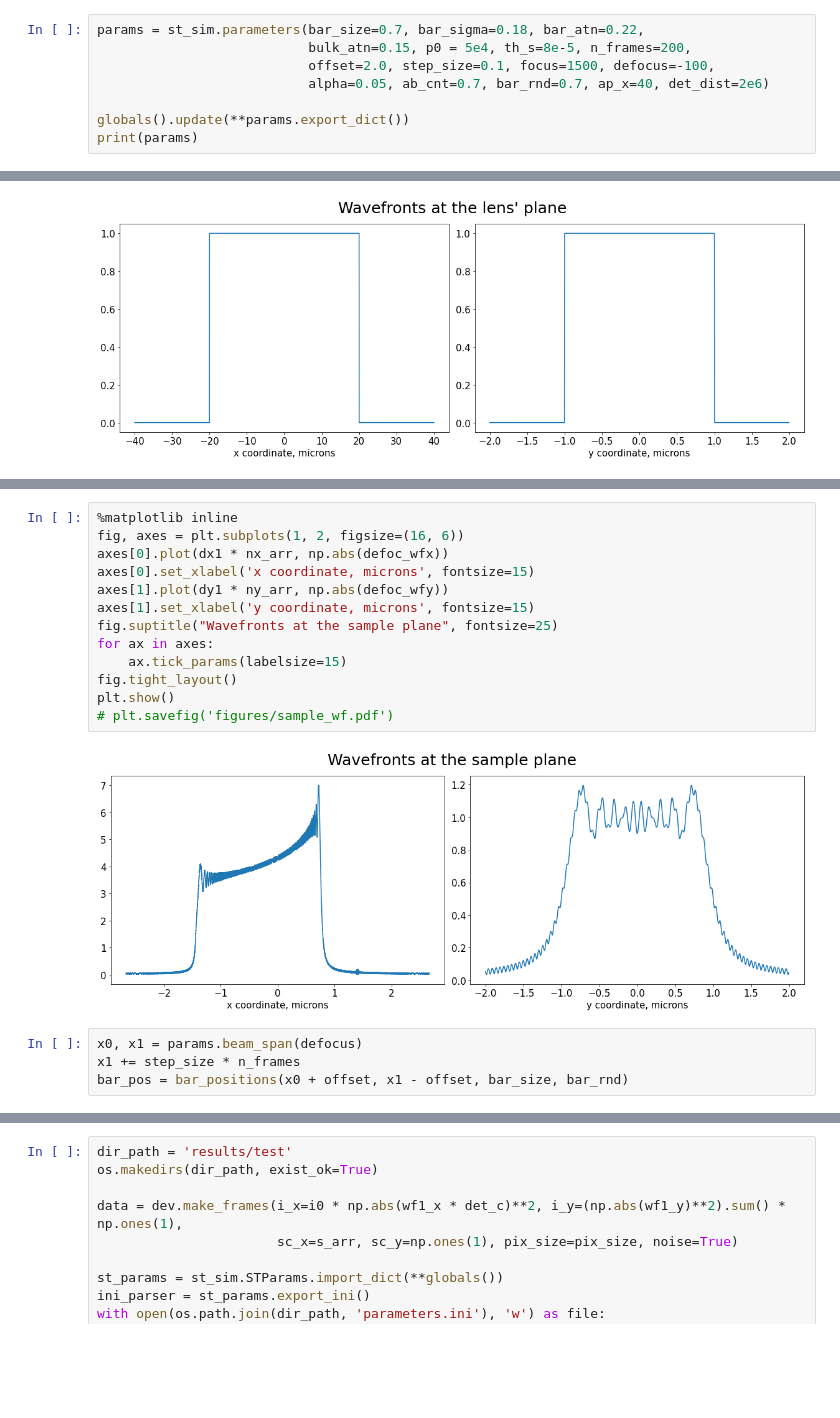
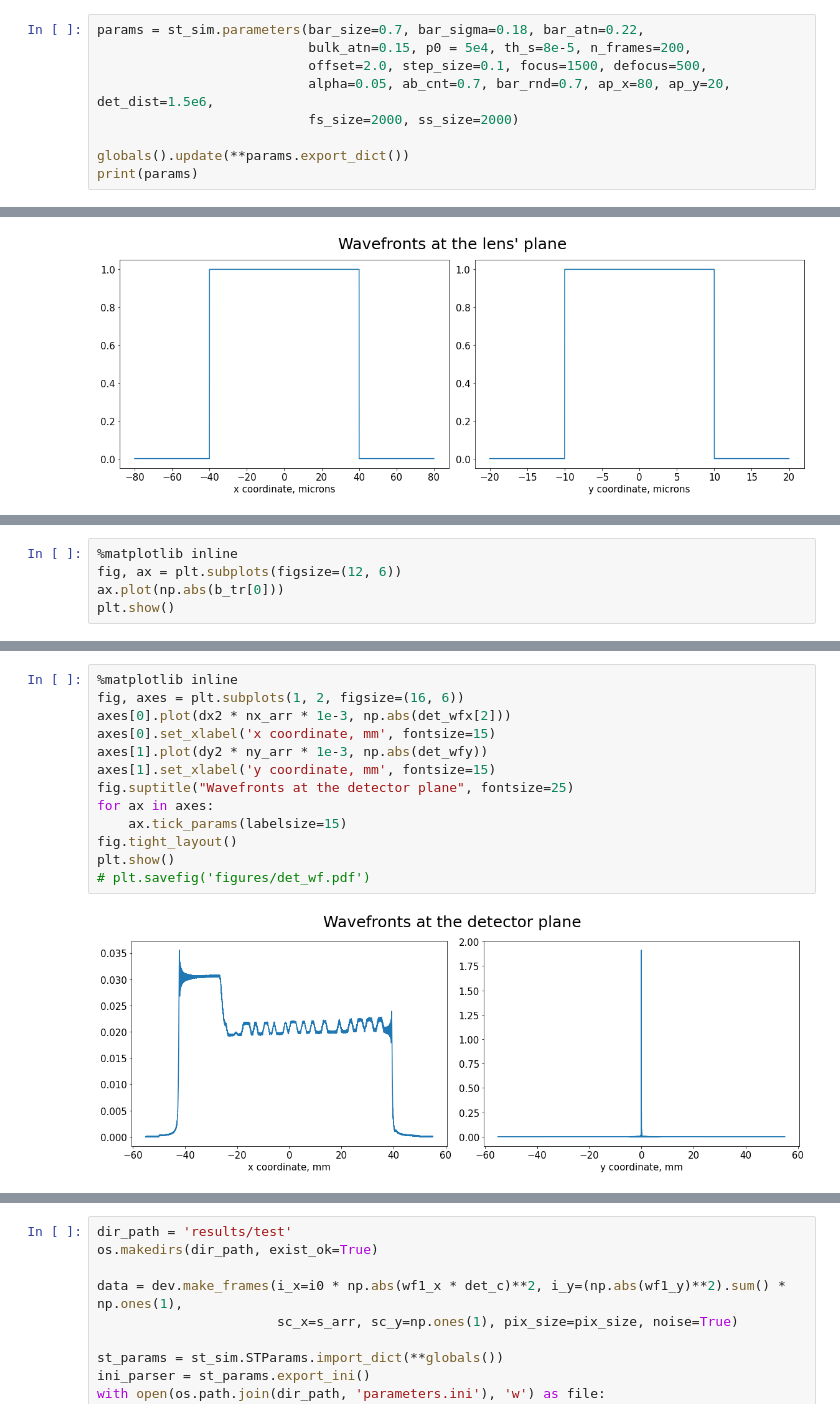
Before and after one commit to simply-nicky/pyrost, a Jupyter notebook: dev.ipynb, the cells around one changed output, grey strips where cells are left out. Saved outputs shown, nothing was run; the diff lists cells and outputs as text; blank space fills up the shorter version.

```diff
--- a/dev.ipynb
+++ b/dev.ipynb
@@ -34,8 +35,9 @@ print(dir(dev))
 # %%
 params = st_sim.parameters(bar_size=0.7, bar_sigma=0.18, bar_atn=0.22,
                            bulk_atn=0.15, p0 = 5e4, th_s=8e-5, n_frames=200,
-                           offset=2.0, step_size=0.1, focus=1500, defocus=-100,
-                           alpha=0.05, ab_cnt=0.7, bar_rnd=0.7, ap_x=40, det_dist=2e6)
+                           offset=2.0, step_size=0.1, focus=1500, defocus=500,
+                           alpha=0.05, ab_cnt=0.7, bar_rnd=0.7, ap_x=80, ap_y=20, det_dist=1.5e6,
+                           fs_size=2000, ss_size=2000)
 
 globals().update(**params.export_dict())
 print(params)
@@ -72,0 +101,5 @@ defoc_wfy = rsc_wp(lens_wfy, dy0, dy1, z01, wl)
+# %%
+%matplotlib inline
+fig, ax = plt.subplots(figsize=(12, 6))
+ax.plot(np.abs(b_tr[0]))
+plt.show()
@@ -73,19 +119,15 @@ defoc_wfy = rsc_wp(lens_wfy, dy0, dy1, z01, wl)
 # %%
 %matplotlib inline
 fig, axes = plt.subplots(1, 2, figsize=(16, 6))
-axes[0].plot(dx1 * nx_arr, np.abs(defoc_wfx))
-axes[0].set_xlabel('x coordinate, microns', fontsize=15)
-axes[1].plot(dy1 * ny_arr, np.abs(defoc_wfy))
-axes[1].set_xlabel('y coordinate, microns', fontsize=15)
-fig.suptitle("Wavefronts at the sample plane", fontsize=25)
+axes[0].plot(dx2 * nx_arr * 1e-3, np.abs(det_wfx[2]))
+axes[0].set_xlabel('x coordinate, mm', fontsize=15)
+axes[1].plot(dy2 * ny_arr * 1e-3, np.abs(det_wfy))
+axes[1].set_xlabel('y coordinate, mm', fontsize=15)
+fig.suptitle("Wavefronts at the detector plane", fontsize=25)
 for ax in axes:
     ax.tick_params(labelsize=15)
 fig.tight_layout()
 plt.show()
-# plt.savefig('figures/sample_wf.pdf')
+# plt.savefig('figures/det_wf.pdf')
 # %% [output]
-[figure, old version]
+[figure, new version]
-# %%
-x0, x1 = params.beam_span(defocus)
-x1 += step_size * n_frames
-bar_pos = bar_positions(x0 + offset, x1 - offset, bar_size, bar_rnd)
```
Also changed, not shown: parts of 29 cells of this notebook, 34 other files.
